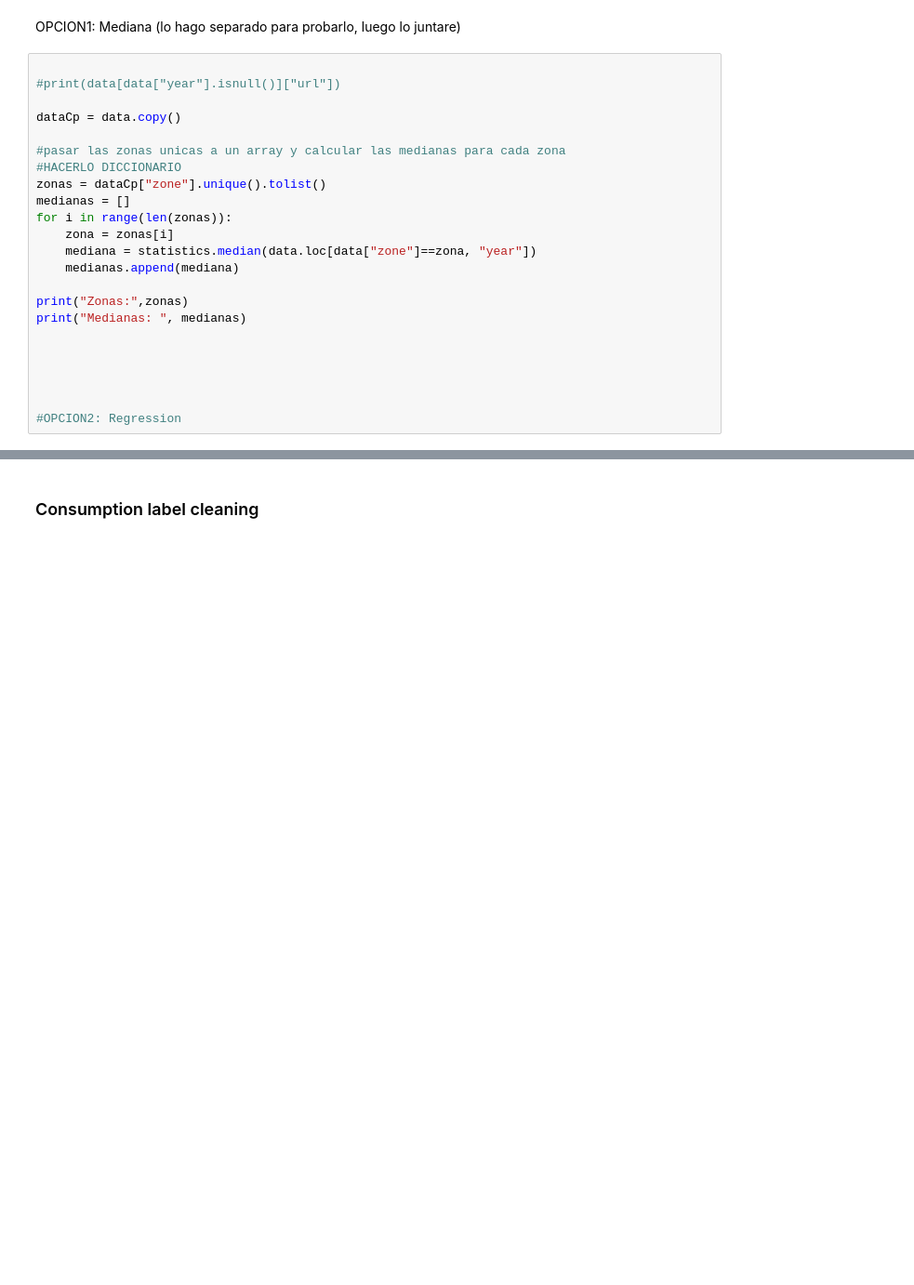
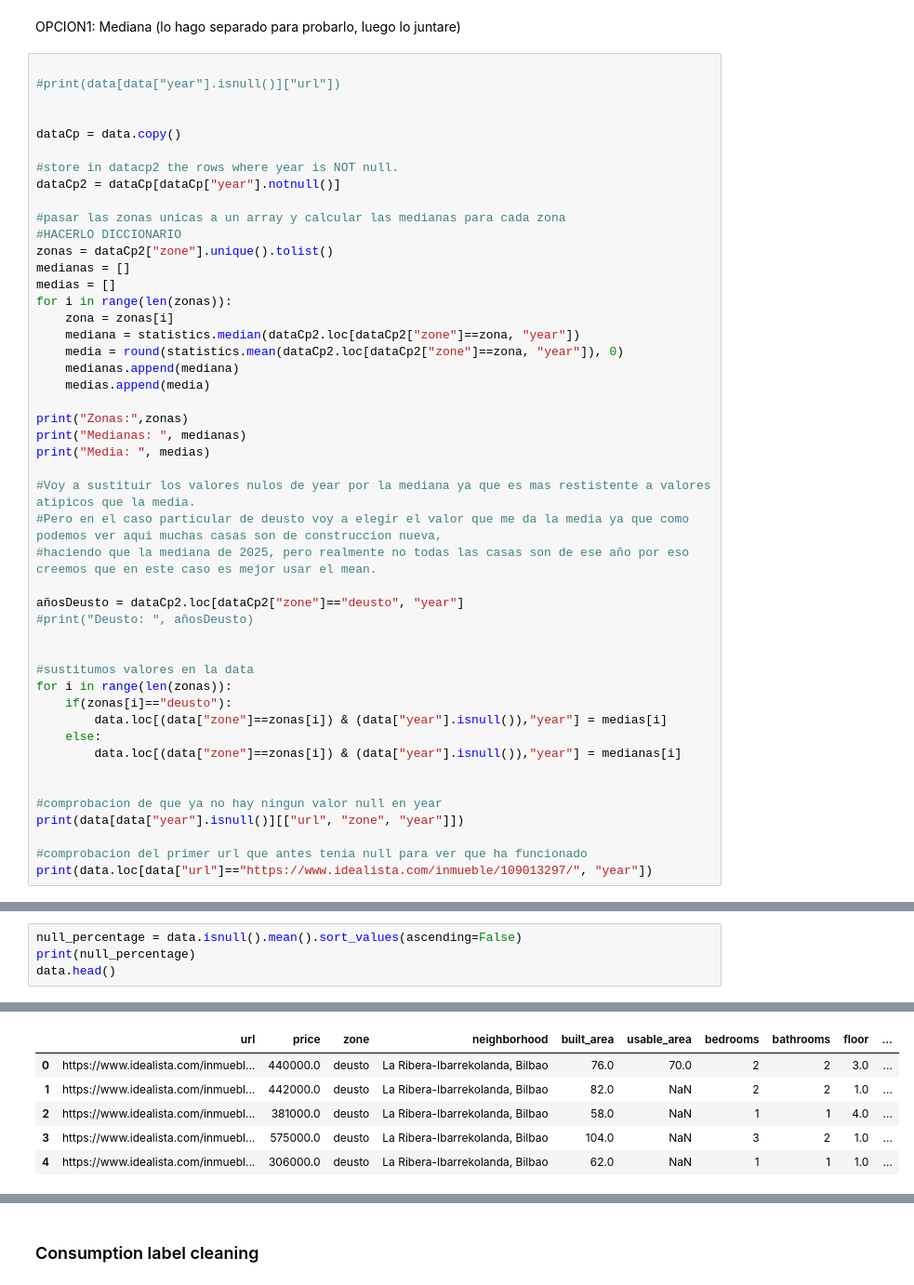
Before and after one commit to ikeiba/bilbao-housing-ml, a Jupyter notebook: cleaning/data_cleaning.ipynb, the cells around one changed output, grey strips where cells are left out. Shown at 93% size. Saved outputs shown, nothing was run; the diff lists cells and outputs as text; blank space fills up the shorter version.

```diff
--- a/cleaning/data_cleaning.ipynb
+++ b/cleaning/data_cleaning.ipynb
@@ -345,24 +366,48 @@ OPCION1: Mediana (lo hago separado para probarlo, luego lo juntare)
 
 #print(data[data["year"].isnull()]["url"])
 
+
 dataCp = data.copy()
+
+#store in datacp2 the rows where year is NOT null.
+dataCp2 = dataCp[dataCp["year"].notnull()]
 
 #pasar las zonas unicas a un array y calcular las medianas para cada zona
 #HACERLO DICCIONARIO
-zonas = dataCp["zone"].unique().tolist()
+zonas = dataCp2["zone"].unique().tolist()
 medianas = []
+medias = []
 for i in range(len(zonas)):
     zona = zonas[i]
-    mediana = statistics.median(data.loc[data["zone"]==zona, "year"])
+    mediana = statistics.median(dataCp2.loc[dataCp2["zone"]==zona, "year"])
+    media = round(statistics.mean(dataCp2.loc[dataCp2["zone"]==zona, "year"]), 0)
     medianas.append(mediana)
+    medias.append(media)
 
 print("Zonas:",zonas)
 print("Medianas: ", medianas)
+print("Media: ", medias)
+
+#Voy a sustituir los valores nulos de year por la mediana ya que es mas restistente a valores atipicos que la media.
+#Pero en el caso particular de deusto voy a elegir el valor que me da la media ya que como podemos ver aqui muchas casas son de construccion nueva,
+#haciendo que la mediana de 2025, pero realmente no todas las casas son de ese año por eso creemos que en este caso es mejor usar el mean.
+
+añosDeusto = dataCp2.loc[dataCp2["zone"]=="deusto", "year"]
+#print("Deusto: ", añosDeusto)
 
 
+#sustitumos valores en la data
+for i in range(len(zonas)):
+    if(zonas[i]=="deusto"):
+        data.loc[(data["zone"]==zonas[i]) & (data["year"].isnull()),"year"] = medias[i]
+    else:
+        data.loc[(data["zone"]==zonas[i]) & (data["year"].isnull()),"year"] = medianas[i]
 
 
+#comprobacion de que ya no hay ningun valor null en year
+print(data[data["year"].isnull()][["url", "zone", "year"]])
 
-#OPCION2: Regression
+#comprobacion del primer url que antes tenia null para ver que ha funcionado
+print(data.loc[data["url"]=="https://www.idealista.com/inmueble/109013297/", "year"])
 # %% [output]
 Zonas: ['deusto', 'uribarri', 'otxarkoaga-txurdinaga', 'basurto-zorroza', 'abando-albia', 'indautxu', 'casco-viejo', 'begona-santutxu', 'rekalde', 'ibaiondo', 'san-adrian-la-pena']
@@ -369,0 +421,5 @@ Medianas:  [1970.0, nan, 2025.0, 1957.0, nan, nan, nan, 2025.0, 2025.0, nan, 199
+# %%
+null_percentage = data.isnull().mean().sort_values(ascending=False)
+print(null_percentage)
+data.head()
+# %% [output]
@@ -369,0 +443,6 @@ Medianas:  [1970.0, nan, 2025.0, 1957.0, nan, nan, nan, 2025.0, 2025.0, nan, 199
+|  | url | price | zone | neighborhood | built_area | usable_area | bedrooms | bathrooms | floor | ... |
+| 0 | https://www.idealista.com/inmuebl... | 440000.0 | deusto | La Ribera-Ibarrekolanda, Bilbao | 76.0 | 70.0 | 2 | 2 | 3.0 | ... |
+| 1 | https://www.idealista.com/inmuebl... | 442000.0 | deusto | La Ribera-Ibarrekolanda, Bilbao | 82.0 | NaN | 2 | 2 | 1.0 | ... |
+| 2 | https://www.idealista.com/inmuebl... | 381000.0 | deusto | La Ribera-Ibarrekolanda, Bilbao | 58.0 | NaN | 1 | 1 | 4.0 | ... |
+| 3 | https://www.idealista.com/inmuebl... | 575000.0 | deusto | La Ribera-Ibarrekolanda, Bilbao | 104.0 | NaN | 3 | 2 | 1.0 | ... |
+| 4 | https://www.idealista.com/inmuebl... | 306000.0 | deusto | La Ribera-Ibarrekolanda, Bilbao | 62.0 | NaN | 1 | 1 | 1.0 | ... |
```
Also changed, not shown: parts of 9 cells of this notebook.
